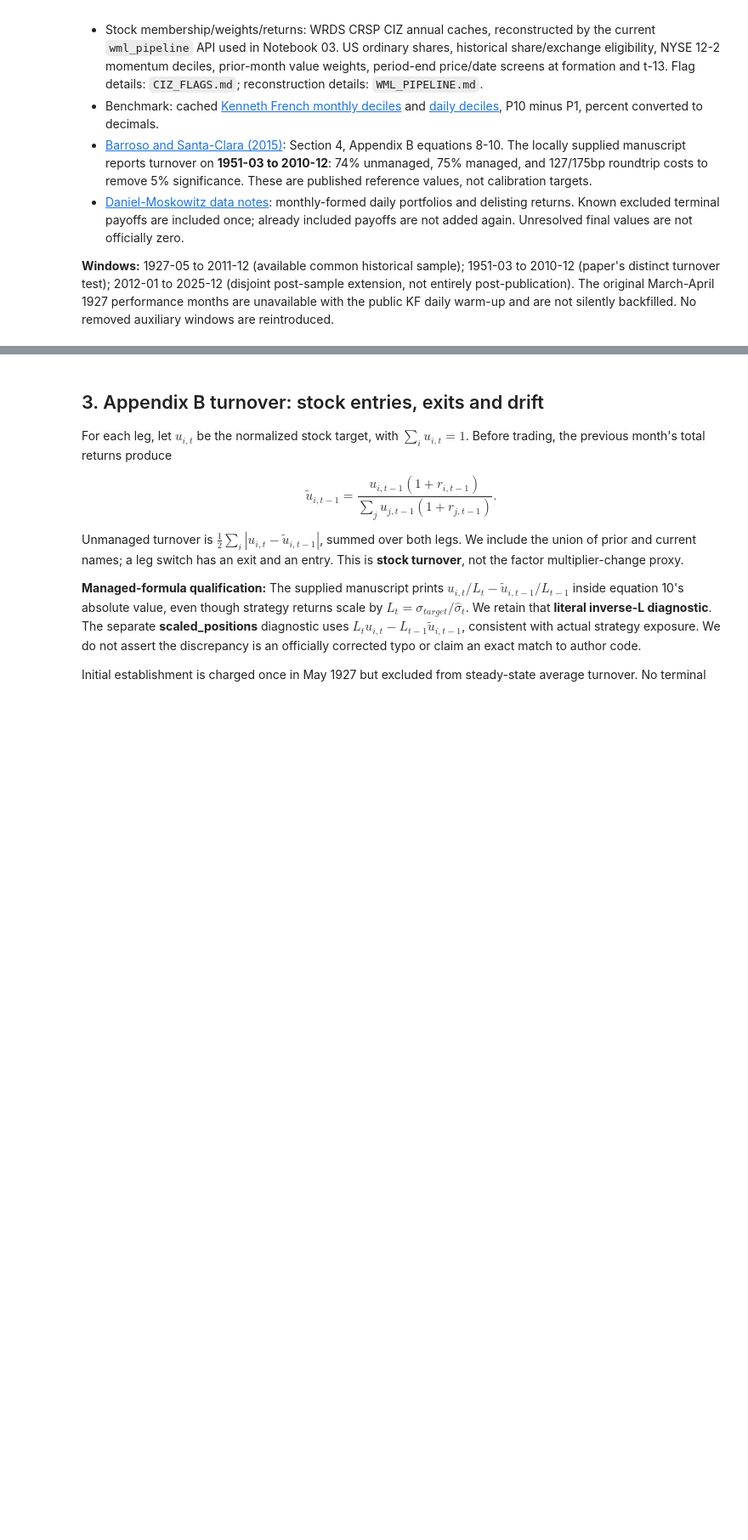
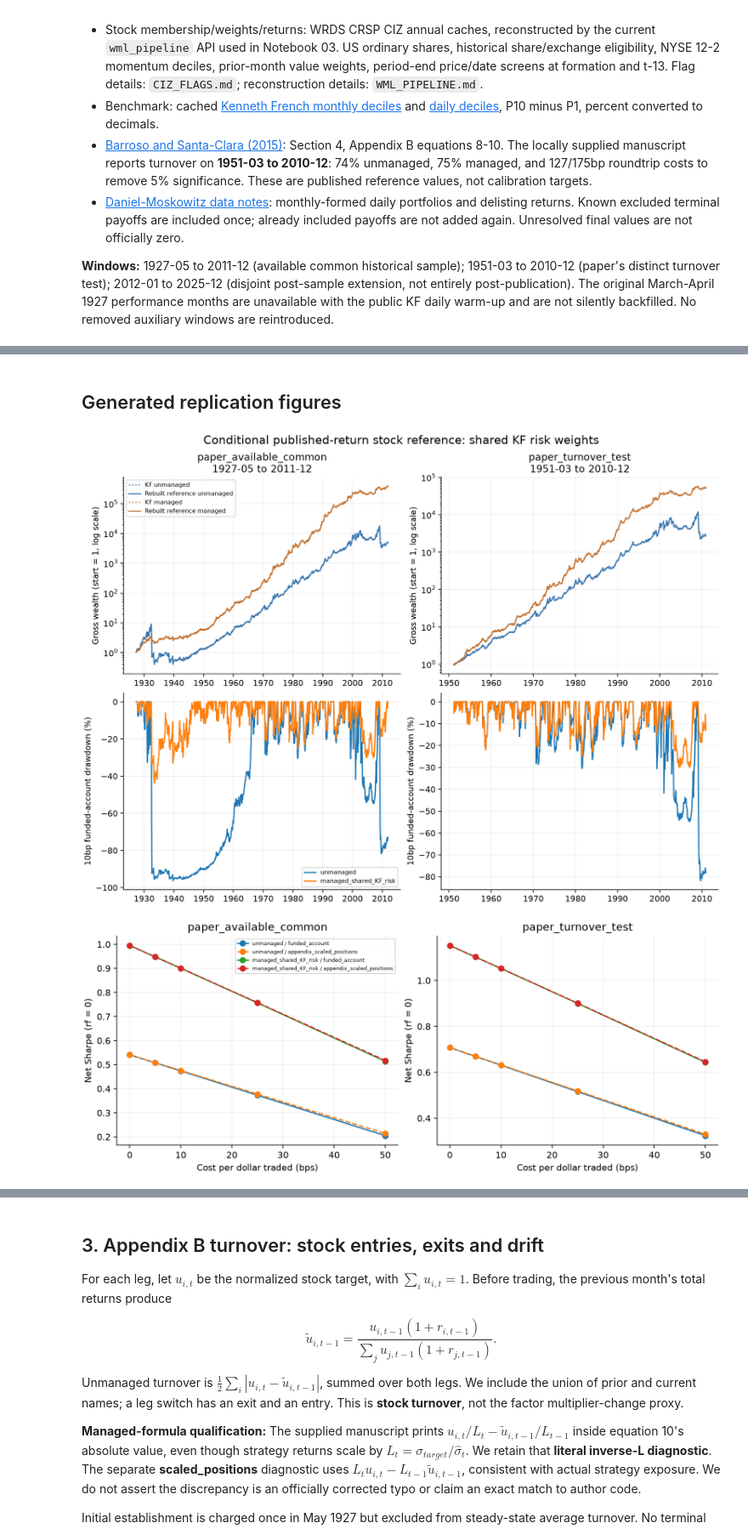
Before and after one commit to yihang-hannah/momentum-risk-project, a Jupyter notebook: notebooks/05_reconstructed_wml_stock_cost_backtest.ipynb, the cells around one changed output, grey strips where cells are left out. Shown at 85% size. Drawn from its saved outputs; the diff is of its cells as text; code cells hidden in the pictures; blank space fills up the shorter version.

```diff
--- a/notebooks/05_reconstructed_wml_stock_cost_backtest.ipynb
+++ b/notebooks/05_reconstructed_wml_stock_cost_backtest.ipynb
@@ -111,0 +19,29 @@ Table 3 - Complete conditional gross returns: KF and rebuilt WML
+# %%
+from pathlib import Path
+import pandas as pd
+import numpy as np
+from IPython.display import display, Image
+from momentum_risk_project.paths import project_root
+from momentum_risk_project.config import load_config, configured_path, config_digest
+
+ROOT = project_root()
+CONFIG = load_config(root=ROOT)
+RESULTS = configured_path(CONFIG, "results", ROOT)
+STUDY = configured_path(CONFIG, "study", ROOT)
+BUILD_PATH = configured_path(CONFIG, "build", ROOT)
+HIST = RESULTS / "replication/tables/paper_available_common"
+if not (HIST / "run.json").exists():
+    raise FileNotFoundError("Generate official results first: python run_all.py")
+assert __import__("json").loads((HIST / "run.json").read_text())["config_digest"] == config_digest(CONFIG)
+
+import json
+from momentum_risk_project.wml_pipeline import load_build,estimate_risk,file_sha256
+from momentum_risk_project.data import clean_momentum
+from momentum_risk_project.paper_turnover import appendix_b_turnover
+from momentum_risk_project.metrics import performance_metrics
+manifest=json.loads((STUDY/"run.json").read_text())
+assert manifest["config_digest"]==config_digest(CONFIG)
+for group in ["input_sha256","code_sha256","output_sha256"]:
+    for name,digest in manifest[group].items():assert file_sha256(ROOT/name)==digest, name
+metrics=pd.read_csv(STUDY/"metrics.csv")
+print("Verified study configuration and source/output fingerprints.")
@@ -111,0 +126,8 @@ Table 3 - Complete conditional gross returns: KF and rebuilt WML
+# %% [markdown]
+## Generated replication figures
+# %%
+display(Image(filename=str(RESULTS/"replication/figures/stock_costs/wealth_and_drawdown.png")))
+display(Image(filename=str(RESULTS/"replication/figures/stock_costs/cost_sensitivity.png")))
+# %% [output]
+[figure, added]
+[figure, added]
```
Also changed, not shown: parts of 29 cells of this notebook, 48 other files.
